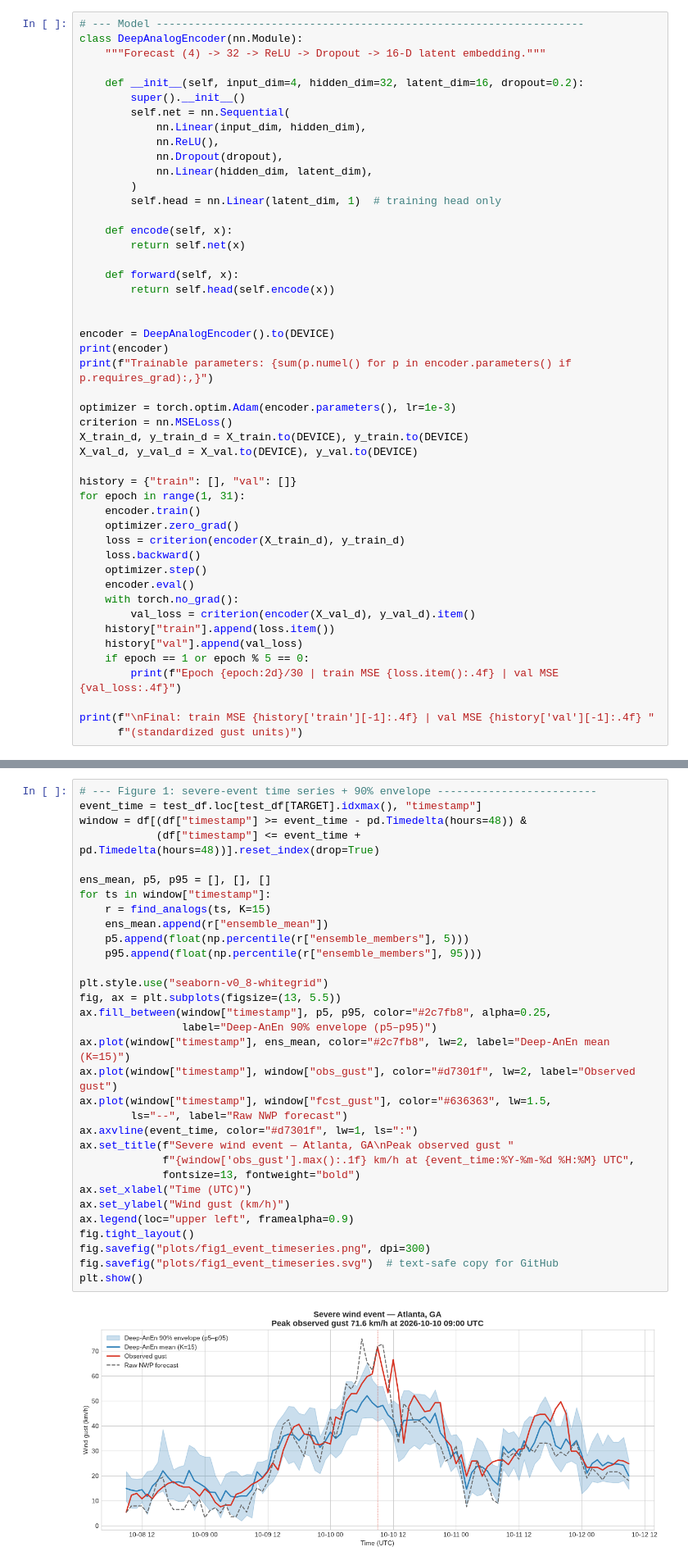
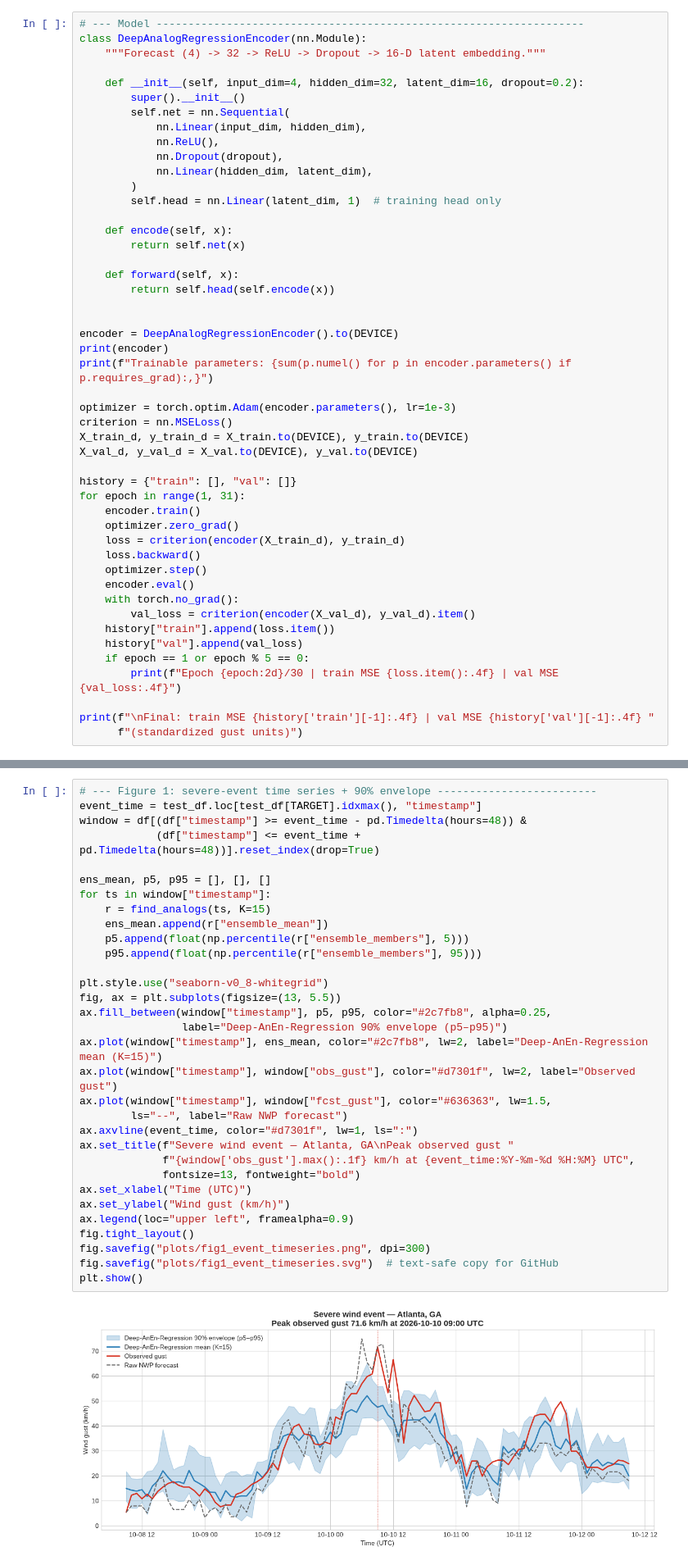
Before and after one commit to Mahinul372/ML-Analog-Ensemble-Severe-Weather, a Jupyter notebook: notebooks/deep_anen_severe_weather.ipynb, the cells around one changed output, grey strips where cells are left out. Shown at 82% size. Saved outputs shown, nothing was run; the diff lists cells and outputs as text.

```diff
--- a/notebooks/deep_anen_severe_weather.ipynb
+++ b/notebooks/deep_anen_severe_weather.ipynb
@@ -167,7 +167,7 @@ embeddings by Euclidean distance, and return the *observed* gusts at those
 15 analog times as the ensemble.
 # %%
 # --- Model -------------------------------------------------------------------
-class DeepAnalogEncoder(nn.Module):
+class DeepAnalogRegressionEncoder(nn.Module):
     """Forecast (4) -> 32 -> ReLU -> Dropout -> 16-D latent embedding."""
 
     def __init__(self, input_dim=4, hidden_dim=32, latent_dim=16, dropout=0.2):
@@ -187,7 +187,7 @@ class DeepAnalogEncoder(nn.Module):
         return self.head(self.encode(x))
 
 
-encoder = DeepAnalogEncoder().to(DEVICE)
+encoder = DeepAnalogRegressionEncoder().to(DEVICE)
 print(encoder)
 print(f"Trainable parameters: {sum(p.numel() for p in encoder.parameters() if p.requires_grad):,}")
 
@@ -382,36 +382,36 @@ Mean observed gust over storm events: 43.1 km/h (raw NWP bias: -8.7 km/h, Deep-A
 # --- Figure 1: severe-event time series + 90% envelope -------------------------
 event_time = test_df.loc[test_df[TARGET].idxmax(), "timestamp"]
 window = df[(df["timestamp"] >= event_time - pd.Timedelta(hours=48)) &
             (df["timestamp"] <= event_time + pd.Timedelta(hours=48))].reset_index(drop=True)
 
 ens_mean, p5, p95 = [], [], []
 for ts in window["timestamp"]:
     r = find_analogs(ts, K=15)
     ens_mean.append(r["ensemble_mean"])
     p5.append(float(np.percentile(r["ensemble_members"], 5)))
     p95.append(float(np.percentile(r["ensemble_members"], 95)))
 
 plt.style.use("seaborn-v0_8-whitegrid")
 fig, ax = plt.subplots(figsize=(13, 5.5))
 ax.fill_between(window["timestamp"], p5, p95, color="#2c7fb8", alpha=0.25,
-                label="Deep-AnEn 90% envelope (p5–p95)")
-ax.plot(window["timestamp"], ens_mean, color="#2c7fb8", lw=2, label="Deep-AnEn mean (K=15)")
+                label="Deep-AnEn-Regression 90% envelope (p5–p95)")
+ax.plot(window["timestamp"], ens_mean, color="#2c7fb8", lw=2, label="Deep-AnEn-Regression mean (K=15)")
 ax.plot(window["timestamp"], window["obs_gust"], color="#d7301f", lw=2, label="Observed gust")
 ax.plot(window["timestamp"], window["fcst_gust"], color="#636363", lw=1.5,
         ls="--", label="Raw NWP forecast")
 ax.axvline(event_time, color="#d7301f", lw=1, ls=":")
 ax.set_title(f"Severe wind event — Atlanta, GA\nPeak observed gust "
              f"{window['obs_gust'].max():.1f} km/h at {event_time:%Y-%m-%d %H:%M} UTC",
              fontsize=13, fontweight="bold")
 ax.set_xlabel("Time (UTC)")
 ax.set_ylabel("Wind gust (km/h)")
 ax.legend(loc="upper left", framealpha=0.9)
 fig.tight_layout()
 fig.savefig("plots/fig1_event_timeseries.png", dpi=300)
 fig.savefig("plots/fig1_event_timeseries.svg")  # text-safe copy for GitHub
 plt.show()
 # %% [output]
-[figure, old version]
+[figure, new version]
 # %%
 # --- Figure 2: RMSE & CRPS comparison ------------------------------------------
 fig, axes = plt.subplots(1, 2, figsize=(11, 4.5))
```
Also changed, not shown: parts of 10 cells of this notebook, 18 other files.
